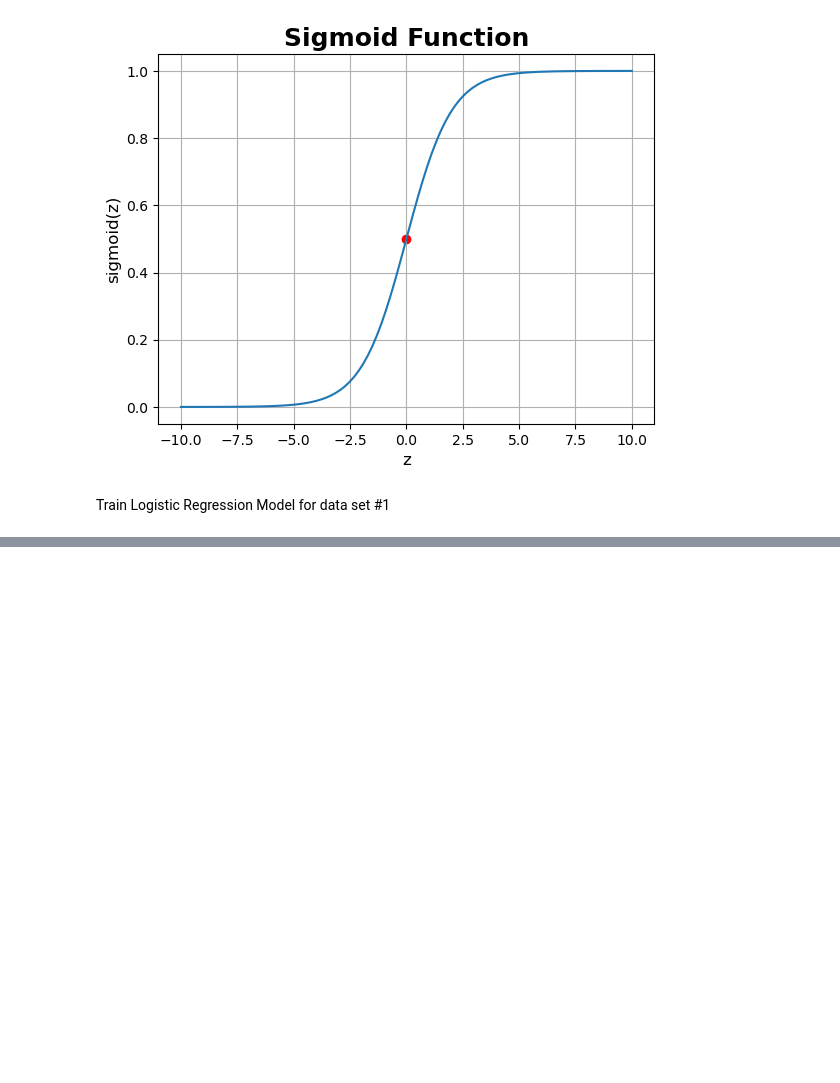
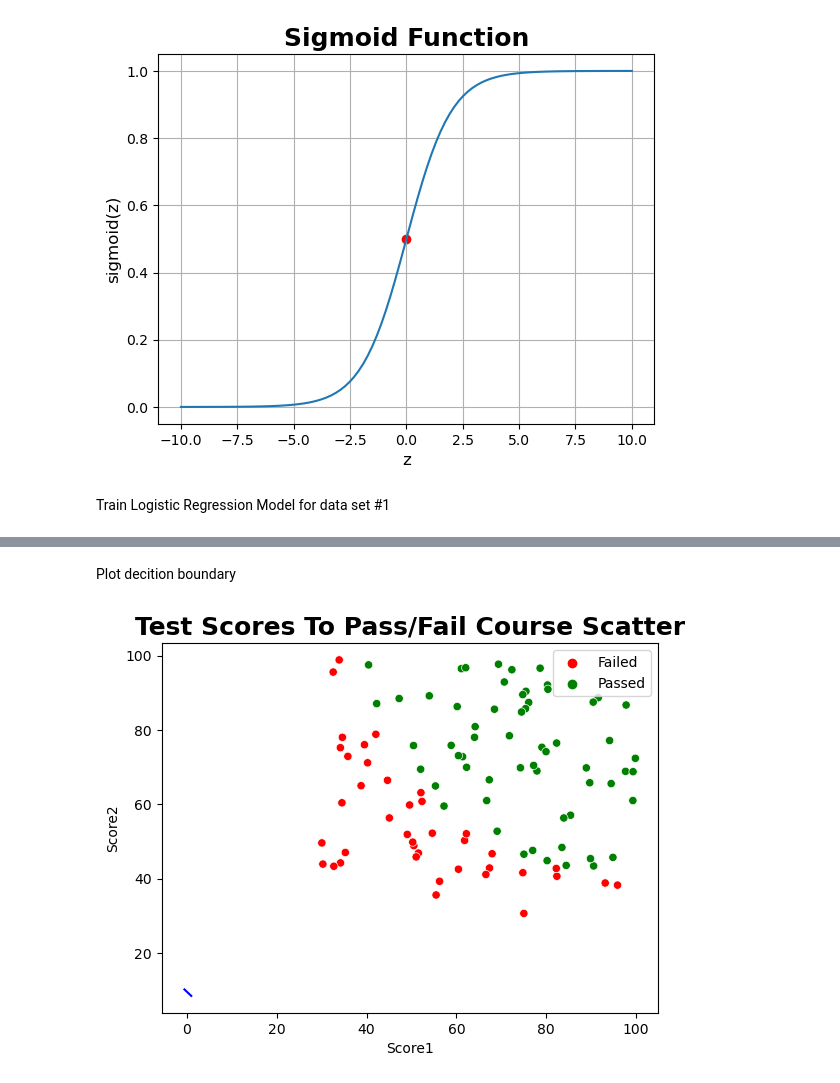
Before and after one commit to GalSarid21/MachineLearningLabs, a Jupyter notebook: Lab3/HW_3.ipynb, the cells around one changed output, grey strips where cells are left out. Saved outputs shown, nothing was run; the diff lists cells and outputs as text; code cells hidden in the pictures; blank space fills up the shorter version.

```diff
--- a/Lab3/HW_3.ipynb
+++ b/Lab3/HW_3.ipynb
@@ -211,0 +221,7 @@ single_variable_model.train_model(plot_cost_graph=True)
+# %% [markdown]
+Plot decition boundary
+# %%
+single_variable_model.scatter_plot_dataset()
+single_variable_model.plot_decision_boundary_2D(resolution=10000)
+# %% [output]
+[figure, added]
```
Also changed, not shown: parts of 4 cells of this notebook.
